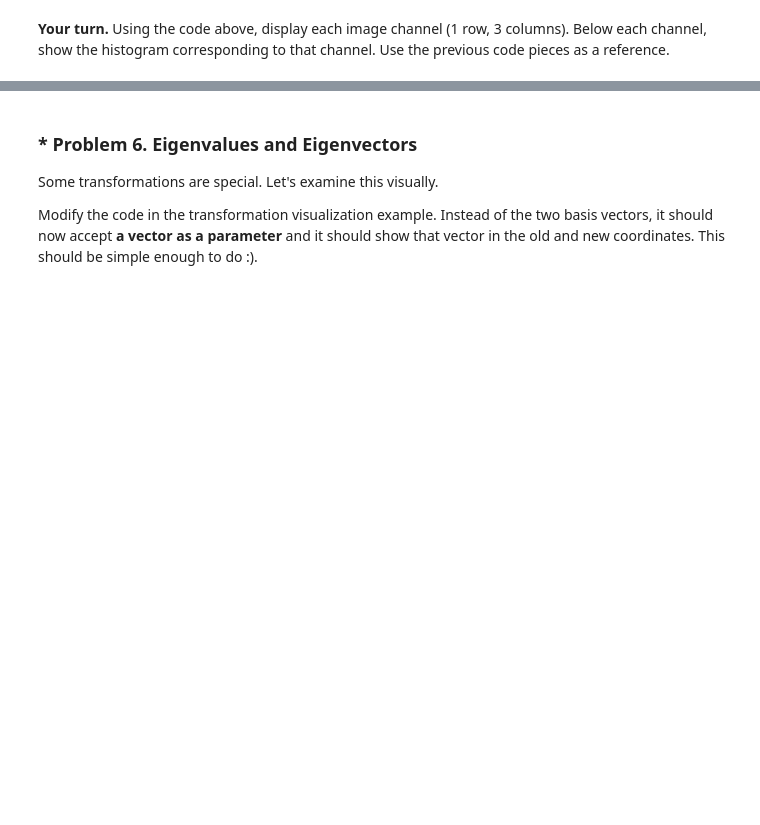
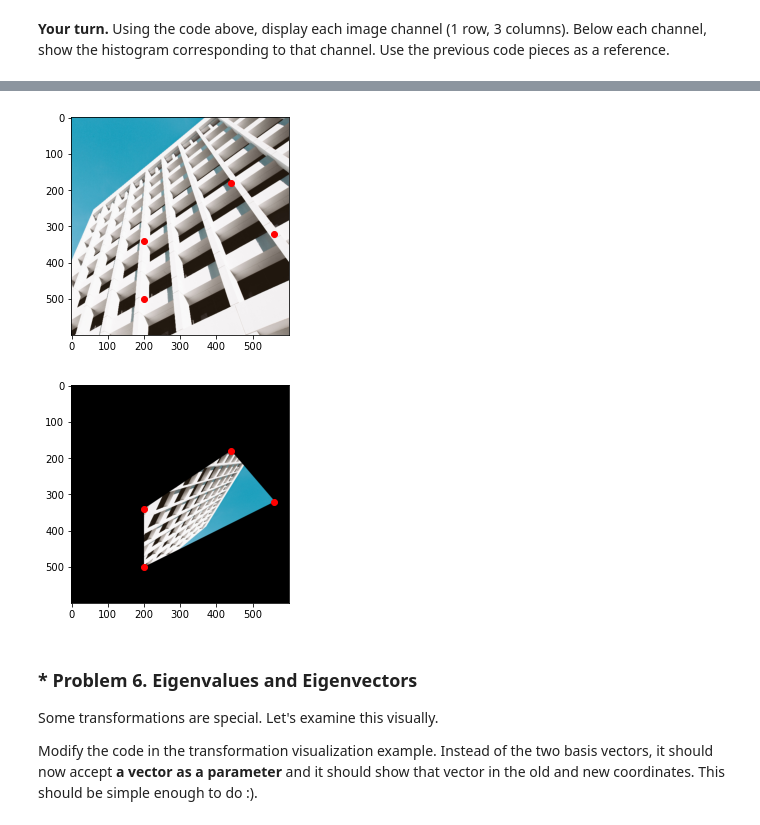
Before and after one commit to petardmnv/Math-Concepts-for-Developers, a Jupyter notebook: 06. Linear-Algebra-Exercise/Linear Algebra Exercise.ipynb, the cells around one changed output, grey strips where cells are left out. Saved outputs shown, nothing was run; the diff lists cells and outputs as text; code cells hidden in the pictures; blank space fills up the shorter version.

```diff
--- a/06. Linear-Algebra-Exercise/Linear Algebra Exercise.ipynb
+++ b/06. Linear-Algebra-Exercise/Linear Algebra Exercise.ipynb
@@ -577,3 +605,34 @@ For more information about linear transformations on images in OpenCV, you can h
+# %%
+def read_image(url):
+    img = skimage.io.imread(url)
+    return img
+image_url = "https://iea.imgix.net/baf1e3a9-a015-4917-8206-021234e74453/matthew-hamilton-Ru3Ap8TNcsk-unsplash.jpg?auto=compress%2Cformat&fit=min&q=80&rect=1710%2C0%2C3648%2C3648"
+image = read_image(cat_image_url)
+image1 = read_image(cat_image_url)
+
+image = cv2.resize(image,(600, 600), interpolation = cv2.INTER_CUBIC)
+image1 = cv2.resize(image,(600, 600), interpolation = cv2.INTER_CUBIC)
+
+img_src = np.array([[0, 600], [0, 0], [600, 0],[600, 600]])
+img_dst = np.array([[200, 500],[560, 320],[440, 180],[200, 340]])
+h, status = cv2.findHomography(img_src, img_dst)
+image1 = cv2.warpPerspective(image1, h, (image1.shape[1],image1.shape[0]))
+
+plt.imshow(image, zorder=1)
+plt.plot(200, 500, 'ro')
+plt.plot(560, 320, 'ro')
+plt.plot(440, 180, 'ro')
+plt.plot(200, 340, 'ro')
+plt.show()
+plt.imshow(image1, zorder=1)
+plt.plot(200, 500, 'ro')
+plt.plot(560, 320, 'ro')
+plt.plot(440, 180, 'ro')
+plt.plot(200, 340, 'ro')
+plt.show()
+# %% [output]
+[figure, added]
+[figure, added]
 # %% [markdown]
 ### * Problem 6. Eigenvalues and Eigenvectors
 Some transformations are special. Let's examine this visually.
```
Also changed, not shown: parts of 9 cells of this notebook.
